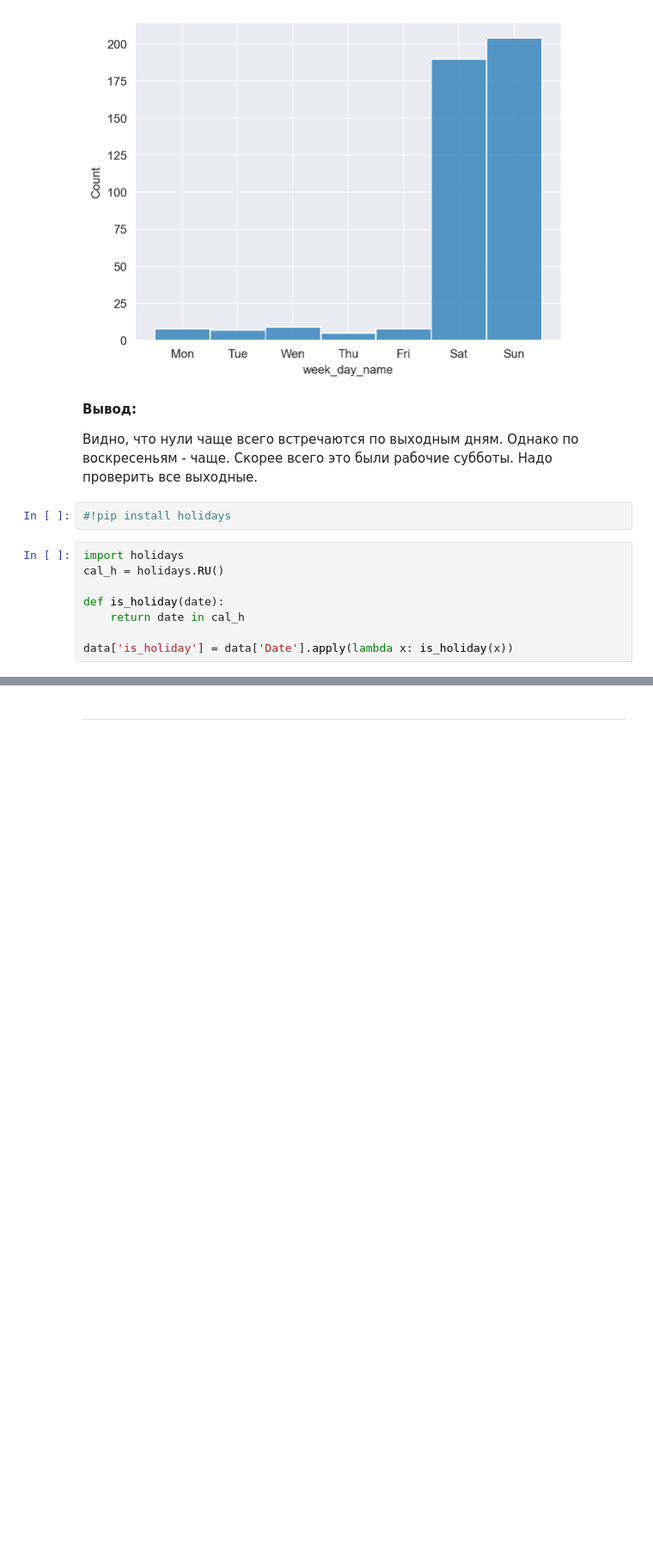
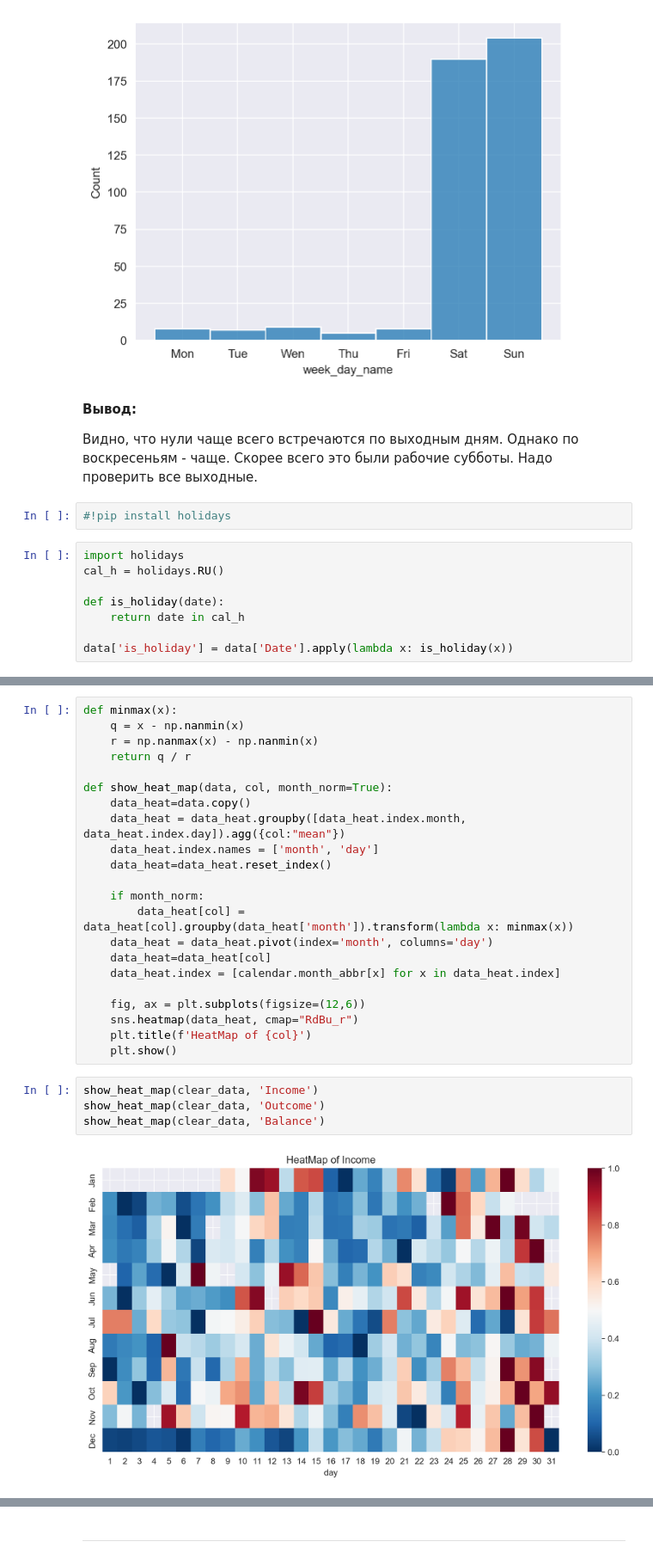
Before and after one commit to igmamedov/balance_predictions, a Jupyter notebook: notebooks/EDA.ipynb, the cells around one changed output, grey strips where cells are left out. Shown at 86% size. Cells and saved outputs as stored; diff of their text form; blank space fills up the shorter version.

```diff
--- a/notebooks/EDA.ipynb
+++ b/notebooks/EDA.ipynb
@@ -209,0 +178,28 @@ plt.show()
+# %%
+def minmax(x):
+    q = x - np.nanmin(x)
+    r = np.nanmax(x) - np.nanmin(x)
+    return q / r
+
+def show_heat_map(data, col, month_norm=True):
+    data_heat=data.copy()
+    data_heat = data_heat.groupby([data_heat.index.month, data_heat.index.day]).agg({col:"mean"})
+    data_heat.index.names = ['month', 'day']
+    data_heat=data_heat.reset_index()
+
+    if month_norm:
+        data_heat[col] = data_heat[col].groupby(data_heat['month']).transform(lambda x: minmax(x))
+    data_heat = data_heat.pivot(index='month', columns='day')
+    data_heat=data_heat[col]
+    data_heat.index = [calendar.month_abbr[x] for x in data_heat.index]
+
+    fig, ax = plt.subplots(figsize=(12,6))
+    sns.heatmap(data_heat, cmap="RdBu_r")
+    plt.title(f'HeatMap of {col}')
+    plt.show()
+# %%
+show_heat_map(clear_data, 'Income')
+show_heat_map(clear_data, 'Outcome')
+show_heat_map(clear_data, 'Balance')
+# %% [output]
+[figure, added]
```
Also changed, not shown: parts of 21 cells of this notebook, 3 other files.
